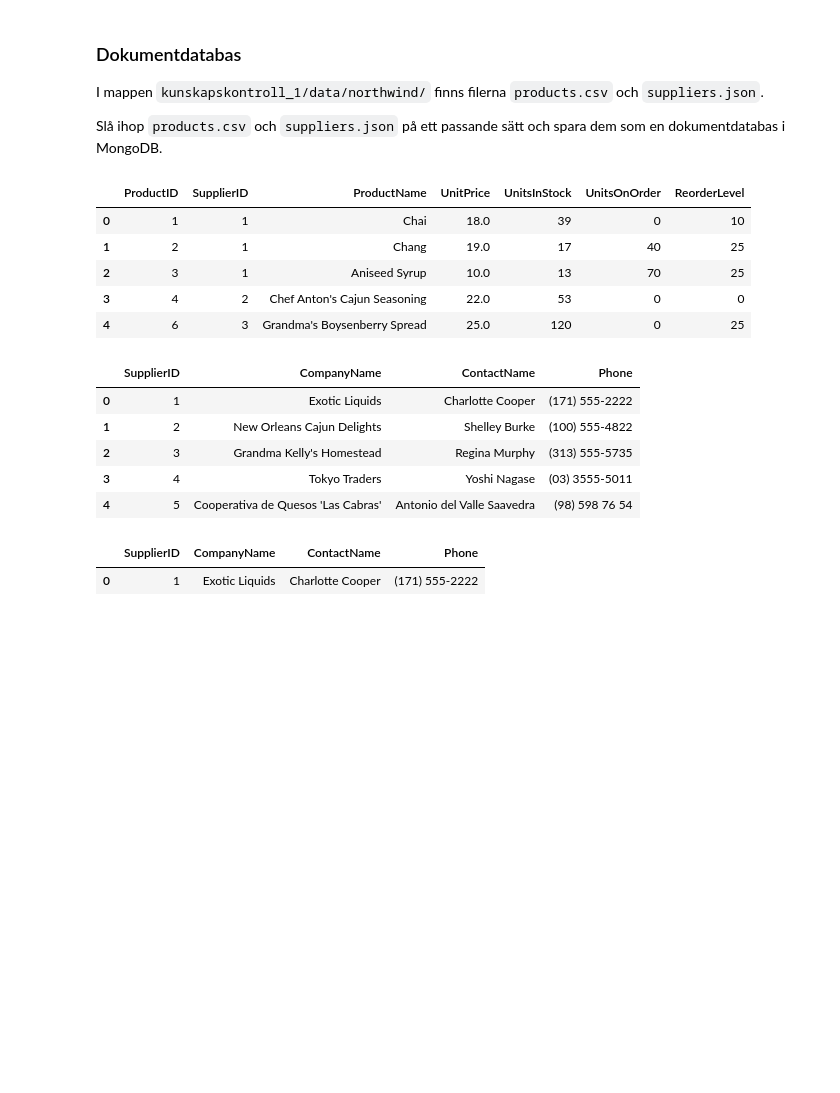
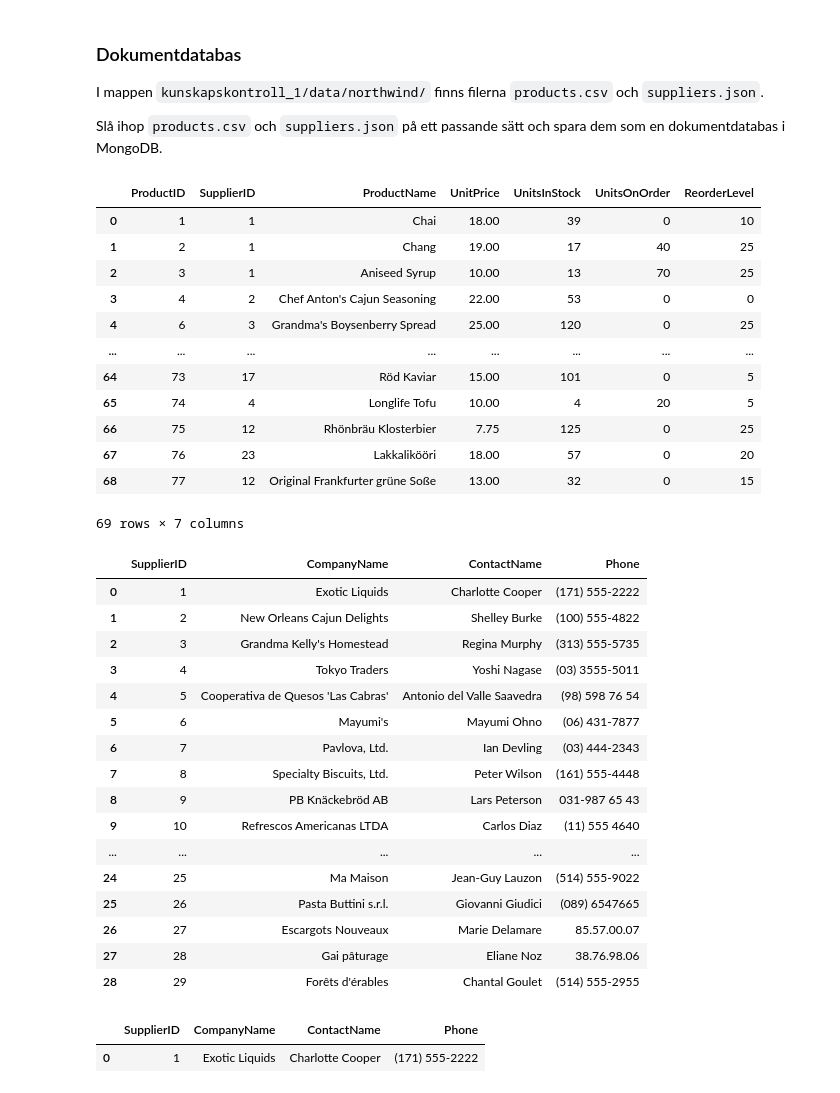
Before and after one commit to DaDrummerthe1st/DATA24HEL_DBT25_uppgift_1, a Jupyter notebook: kunskapskontroll_1.ipynb, the cells around one changed output. Drawn from its saved outputs; the diff is of its cells as text; code cells hidden in the pictures; blank space fills up the shorter version.

```diff
--- a/kunskapskontroll_1.ipynb
+++ b/kunskapskontroll_1.ipynb
@@ -199,30 +187,48 @@ Slå ihop `products.csv` och `suppliers.json` på ett passande sätt och spara d
 # %%
 # Read files and insert into a dataframe
 
 pd_products = pd.read_csv('data/northwind/products.csv')
 pd_suppliers = pd.read_json('data/northwind/suppliers.json')
 
 # create dataframes
 df_products = pd.DataFrame(pd_products)
 df_suppliers = pd.DataFrame(pd_suppliers)
 
 # display works on dataframes and Series - neater presentation
-display(df_products.head())
+display(df_products)
 print(" ")
-display(df_suppliers.head())
+display(df_suppliers)
 # %% [output]
 |  | ProductID | SupplierID | ProductName | UnitPrice | UnitsInStock | UnitsOnOrder | ReorderLevel |
-| 0 | 1 | 1 | Chai | 18.0 | 39 | 0 | 10 |
-| 1 | 2 | 1 | Chang | 19.0 | 17 | 40 | 25 |
-| 2 | 3 | 1 | Aniseed Syrup | 10.0 | 13 | 70 | 25 |
-| 3 | 4 | 2 | Chef Anton's Cajun Seasoning | 22.0 | 53 | 0 | 0 |
-| 4 | 6 | 3 | Grandma's Boysenberry Spread | 25.0 | 120 | 0 | 25 |
+| 0 | 1 | 1 | Chai | 18.00 | 39 | 0 | 10 |
+| 1 | 2 | 1 | Chang | 19.00 | 17 | 40 | 25 |
+| 2 | 3 | 1 | Aniseed Syrup | 10.00 | 13 | 70 | 25 |
+| 3 | 4 | 2 | Chef Anton's Cajun Seasoning | 22.00 | 53 | 0 | 0 |
+| 4 | 6 | 3 | Grandma's Boysenberry Spread | 25.00 | 120 | 0 | 25 |
+| ... | ... | ... | ... | ... | ... | ... | ... |
+| 64 | 73 | 17 | Röd Kaviar | 15.00 | 101 | 0 | 5 |
+| 65 | 74 | 4 | Longlife Tofu | 10.00 | 4 | 20 | 5 |
+| 66 | 75 | 12 | Rhönbräu Klosterbier | 7.75 | 125 | 0 | 25 |
+| 67 | 76 | 23 | Lakkalikööri | 18.00 | 57 | 0 | 20 |
+| 68 | 77 | 12 | Original Frankfurter grüne Soße | 13.00 | 32 | 0 | 15 |
+69 rows × 7 columns
 |  | SupplierID | CompanyName | ContactName | Phone |
 | 0 | 1 | Exotic Liquids | Charlotte Cooper | (171) 555-2222 |
 | 1 | 2 | New Orleans Cajun Delights | Shelley Burke | (100) 555-4822 |
 | 2 | 3 | Grandma Kelly's Homestead | Regina Murphy | (313) 555-5735 |
 | 3 | 4 | Tokyo Traders | Yoshi Nagase | (03) 3555-5011 |
 | 4 | 5 | Cooperativa de Quesos 'Las Cabras' | Antonio del Valle Saavedra | (98) 598 76 54 |
+| 5 | 6 | Mayumi's | Mayumi Ohno | (06) 431-7877 |
+| 6 | 7 | Pavlova, Ltd. | Ian Devling | (03) 444-2343 |
+| 7 | 8 | Specialty Biscuits, Ltd. | Peter Wilson | (161) 555-4448 |
+| 8 | 9 | PB Knäckebröd AB | Lars Peterson | 031-987 65 43 |
+| 9 | 10 | Refrescos Americanas LTDA | Carlos Diaz | (11) 555 4640 |
+| ... | ... | ... | ... | ... |
+| 24 | 25 | Ma Maison | Jean-Guy Lauzon | (514) 555-9022 |
+| 25 | 26 | Pasta Buttini s.r.l. | Giovanni Giudici | (089) 6547665 |
+| 26 | 27 | Escargots Nouveaux | Marie Delamare | 85.57.00.07 |
+| 27 | 28 | Gai pâturage | Eliane Noz | 38.76.98.06 |
+| 28 | 29 | Forêts d'érables | Chantal Goulet | (514) 555-2955 |
 # %%
 # För att förklara slicing som sökmetod
 df_suppliers[df_suppliers["SupplierID"] == 1]
```
Also changed, not shown: parts of 33 cells of this notebook, 7 other files.
